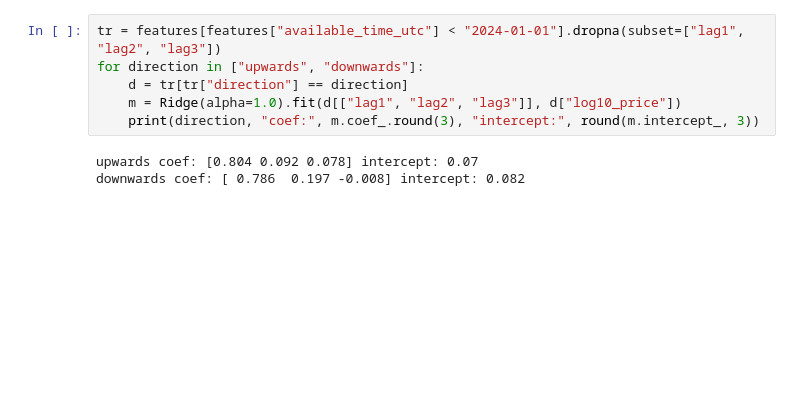
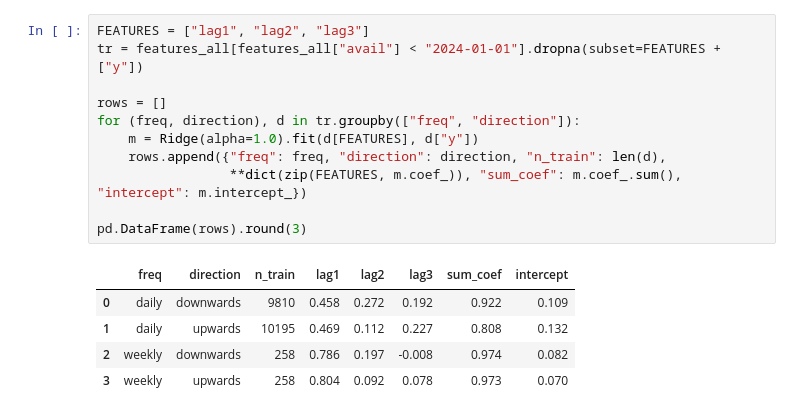
Before and after one commit to carolinaaraujo23/Swissgrid-reserve-price-forecast, a Jupyter notebook: notebooks/ridge.ipynb, the cells around one changed output. Drawn from its saved outputs; the diff is of its cells as text; blank space fills up the shorter version.

```diff
--- a/notebooks/ridge.ipynb
+++ b/notebooks/ridge.ipynb
@@ -63,9 +84,17 @@ plt.show()
 # %%
-tr = features[features["available_time_utc"] < "2024-01-01"].dropna(subset=["lag1", "lag2", "lag3"])
-for direction in ["upwards", "downwards"]:
-    d = tr[tr["direction"] == direction]
-    m = Ridge(alpha=1.0).fit(d[["lag1", "lag2", "lag3"]], d["log10_price"])
-    print(direction, "coef:", m.coef_.round(3), "intercept:", round(m.intercept_, 3))
+FEATURES = ["lag1", "lag2", "lag3"]
+tr = features_all[features_all["avail"] < "2024-01-01"].dropna(subset=FEATURES + ["y"])
+
+rows = []
+for (freq, direction), d in tr.groupby(["freq", "direction"]):
+    m = Ridge(alpha=1.0).fit(d[FEATURES], d["y"])
+    rows.append({"freq": freq, "direction": direction, "n_train": len(d),
+                 **dict(zip(FEATURES, m.coef_)), "sum_coef": m.coef_.sum(), "intercept": m.intercept_})
+
+pd.DataFrame(rows).round(3)
 # %% [output]
-upwards coef: [0.804 0.092 0.078] intercept: 0.07
-downwards coef: [ 0.786  0.197 -0.008] intercept: 0.082
+|  | freq | direction | n_train | lag1 | lag2 | lag3 | sum_coef | intercept |
+| 0 | daily | downwards | 9810 | 0.458 | 0.272 | 0.192 | 0.922 | 0.109 |
+| 1 | daily | upwards | 10195 | 0.469 | 0.112 | 0.227 | 0.808 | 0.132 |
+| 2 | weekly | downwards | 258 | 0.786 | 0.197 | -0.008 | 0.974 | 0.082 |
+| 3 | weekly | upwards | 258 | 0.804 | 0.092 | 0.078 | 0.973 | 0.070 |
```
Also changed, not shown: parts of 5 cells of this notebook, 4 other files.
